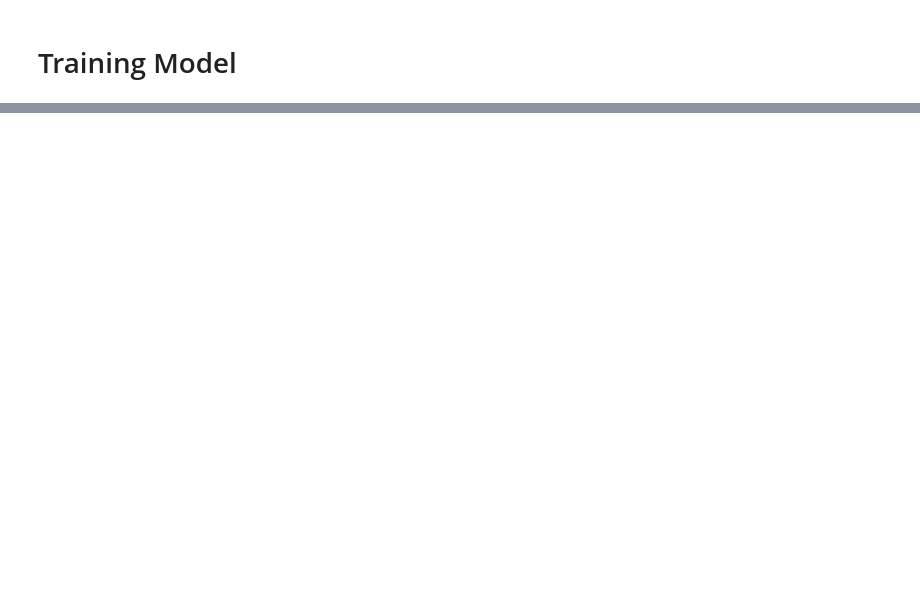
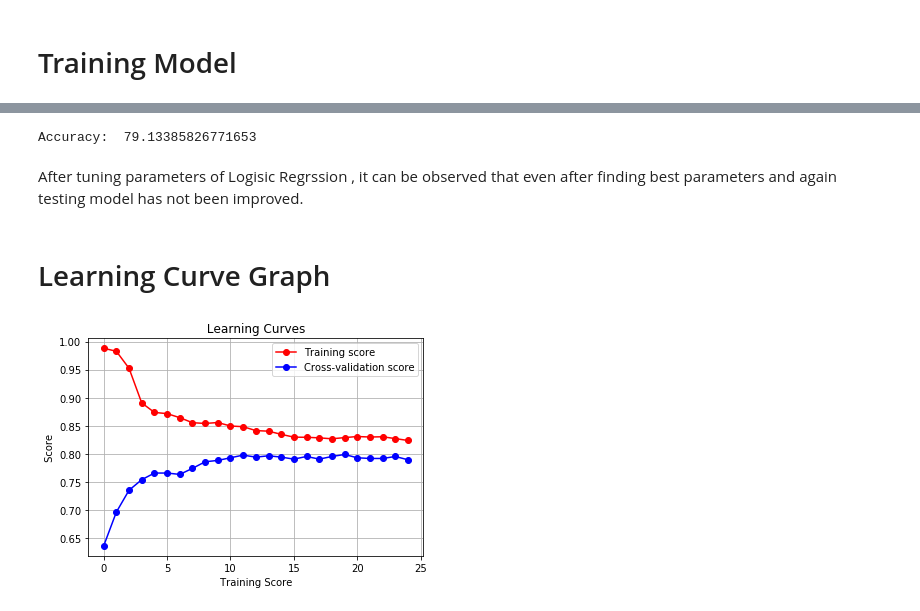
Before and after one commit to mozilla/PRESC, a Jupyter notebook: dev/shiza16/Vehicle_Classifier.ipynb, the cells around one changed output, grey strips where cells are left out. Cells and saved outputs as stored; diff of their text form; code cells hidden in the pictures; blank space fills up the shorter version.

```diff
--- a/dev/shiza16/Vehicle_Classifier.ipynb
+++ b/dev/shiza16/Vehicle_Classifier.ipynb
@@ -144,0 +144,3 @@ print(classification_report(y_test, y_predict))
+# %%
+X = dataset_sklearn.drop(['Class' , 'Class_code'], axis = 1)
+y = dataset_sklearn[['Class_code']]
@@ -144,0 +161,21 @@ print(classification_report(y_test, y_predict))
+# %%
+accuracy =  metrics.accuracy_score(y_test, LRy_predict)
+print("Accuracy: ",accuracy*100)
+# %% [output]
+Accuracy:  79.13385826771653
+# %% [markdown]
+After tuning parameters of Logisic Regrssion , it can be observed that even after finding best parameters and again testing model has not been improved.
+# %% [markdown]
+# Learning Curve Graph
+# %%
+X2 = np.array(X)
+y2 = np.array(y)
+
+#randomize the data before drawing the Learning Curves
+X2, y2 = Mvehicle.randomize_data(X2, y2)
+# %%
+# Logistic Regression
+estimator = LogisticRegression()
+Mvehicle.draw_learning_curves(X2, y2, estimator, 25)
+# %% [output]
+[figure, added]
```
Also changed, not shown: parts of 42 cells of this notebook, 1 other file.
